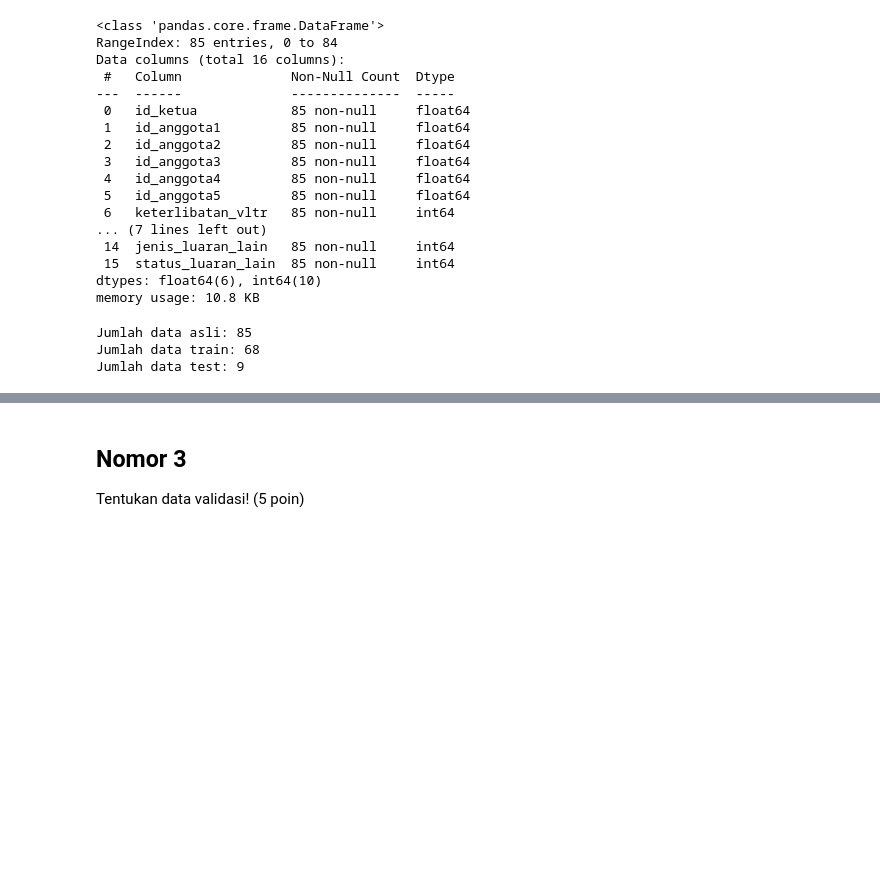
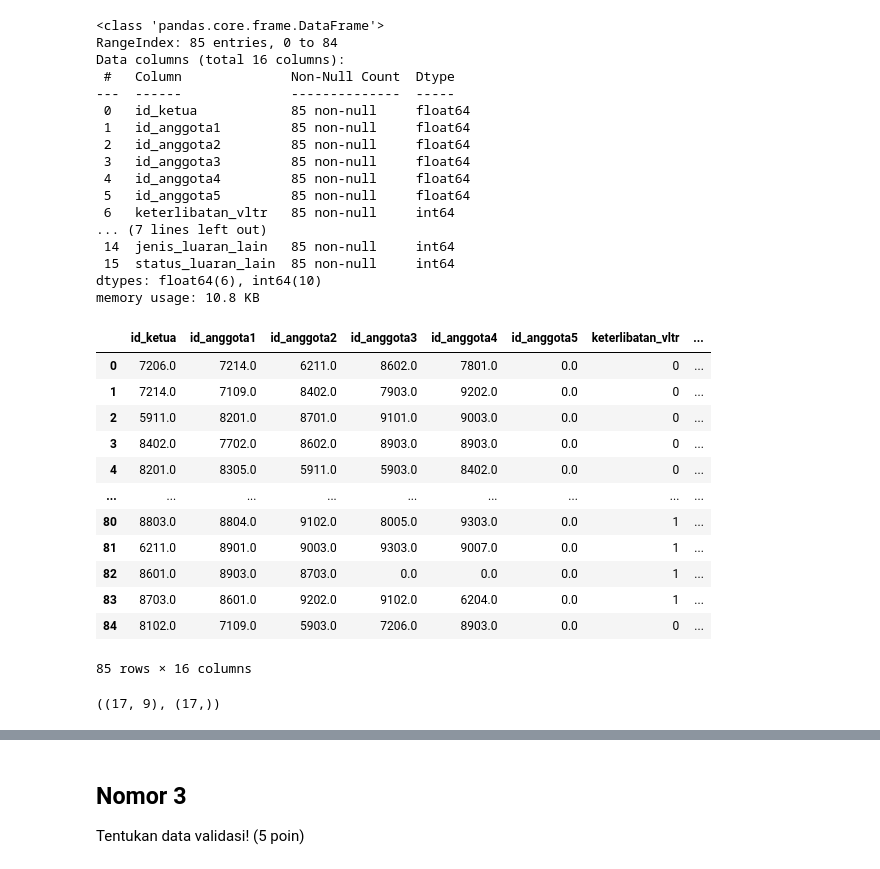
Before and after one commit to tsaniarisqi/Machine_Learning_2022, a Jupyter notebook: kuis02/Kuis02.ipynb, the cells around one changed output, grey strips where cells are left out. Drawn from its saved outputs; the diff is of its cells as text; code cells hidden in the pictures; blank space fills up the shorter version.

```diff
--- a/kuis02/Kuis02.ipynb
+++ b/kuis02/Kuis02.ipynb
@@ -235,22 +235,31 @@ Data columns (total 16 columns):
  15  status_luaran_lain  85 non-null     int64
 dtypes: float64(6), int64(10)
 memory usage: 10.8 KB
-# %%
-# Split data
-from sklearn.model_selection import train_test_split
-
-# Split data training dan dan lainnya
-# data lainnya, akan kita split lagi menjadi validasi dan testing.
-# Rasio yang akan kita gunakan adalah 8:1:1
-df_train, df_unseen = train_test_split(data, test_size=0.2, random_state=0)
-
-# Split lagi antara validasi dan testing
-df_val, df_test = train_test_split(df_unseen, test_size=0.5, random_state=0)
-
-print(f'Jumlah data asli: {data.shape[0]}')
-print(f'Jumlah data train: {df_train.shape[0]}')
-print(f'Jumlah data test: {df_test.shape[0]}')
-# %% [output]
-Jumlah data asli: 85
-Jumlah data train: 68
-Jumlah data test: 9
+# %%
+data
+# %% [output]
+|  | id_ketua | id_anggota1 | id_anggota2 | id_anggota3 | id_anggota4 | id_anggota5 | keterlibatan_vltr | ... |
+| 0 | 7206.0 | 7214.0 | 6211.0 | 8602.0 | 7801.0 | 0.0 | 0 | ... |
+| 1 | 7214.0 | 7109.0 | 8402.0 | 7903.0 | 9202.0 | 0.0 | 0 | ... |
+| 2 | 5911.0 | 8201.0 | 8701.0 | 9101.0 | 9003.0 | 0.0 | 0 | ... |
+| 3 | 8402.0 | 7702.0 | 8602.0 | 8903.0 | 8903.0 | 0.0 | 0 | ... |
+| 4 | 8201.0 | 8305.0 | 5911.0 | 5903.0 | 8402.0 | 0.0 | 0 | ... |
+| ... | ... | ... | ... | ... | ... | ... | ... | ... |
+| 80 | 8803.0 | 8804.0 | 9102.0 | 8005.0 | 9303.0 | 0.0 | 1 | ... |
+| 81 | 6211.0 | 8901.0 | 9003.0 | 9303.0 | 9007.0 | 0.0 | 1 | ... |
+| 82 | 8601.0 | 8903.0 | 8703.0 | 0.0 | 0.0 | 0.0 | 1 | ... |
+| 83 | 8703.0 | 8601.0 | 9202.0 | 9102.0 | 6204.0 | 0.0 | 1 | ... |
+| 84 | 8102.0 | 7109.0 | 5903.0 | 7206.0 | 8903.0 | 0.0 | 0 | ... |
+85 rows × 16 columns
+# %%
+# Buat variabel bebas X dan Y, sebagai contoh ambil dari hasil analisis korelasi dari kegaitan sebelumnya
+X = data[['keterlibatan_vltr', 'jml_vltr_terlibat', 'tahun', 'skema', 'jenis_luaran_hki', 'potensi_hki', 'luaran_lain', 'jenis_luaran_lain', 'status_luaran_lain']]
+y = data['luaran_hki']
+
+# Buat pemisahan data uji dan data latih
+X_train, X_test, y_train, y_test = train_test_split(X, y, test_size = 0.2, random_state = 1)
+
+X_train.shape, y_train.shape
+X_test.shape, y_test.shape
+# %% [output]
+((17, 9), (17,))
```
Also changed, not shown: parts of 21 cells of this notebook.
